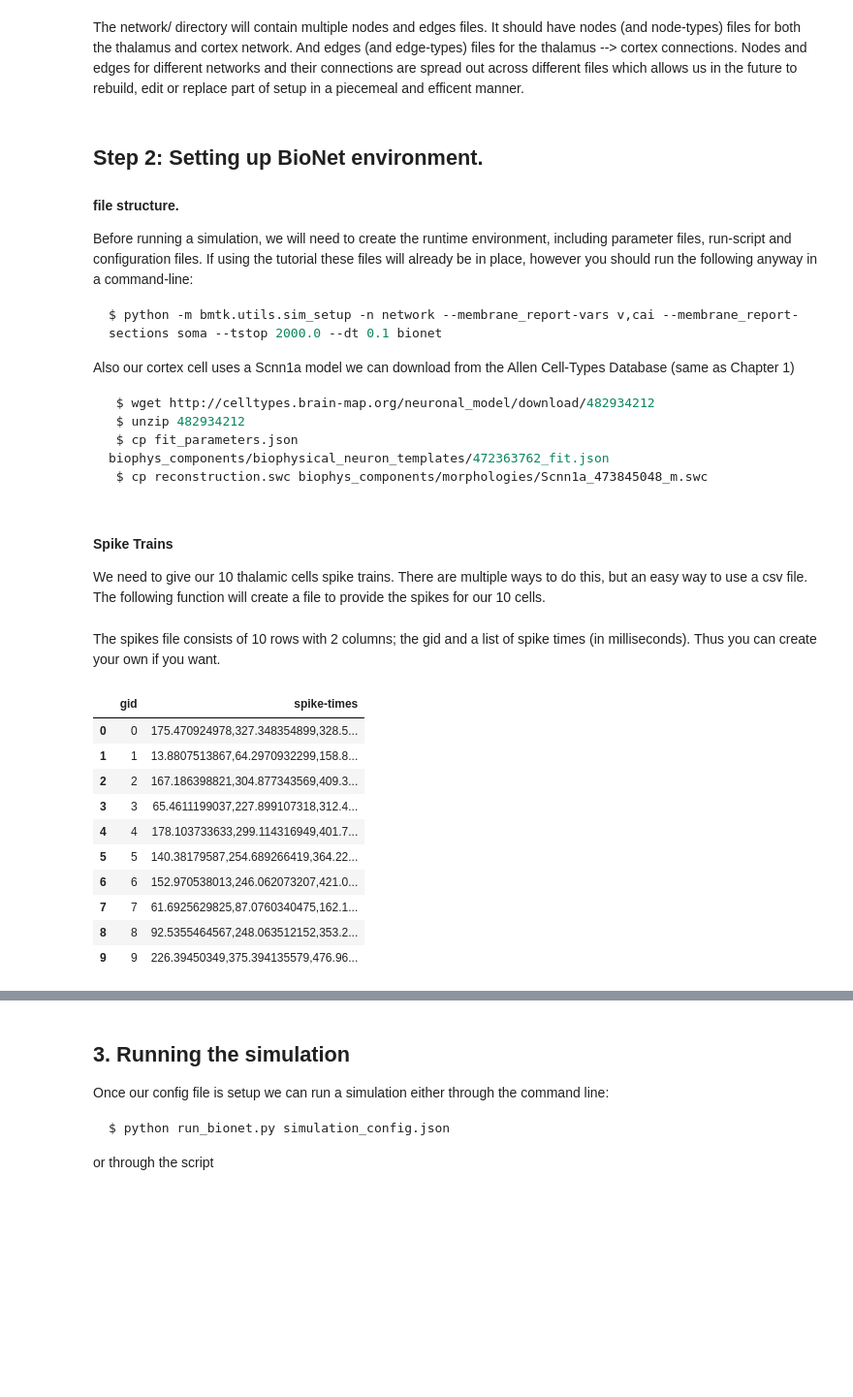
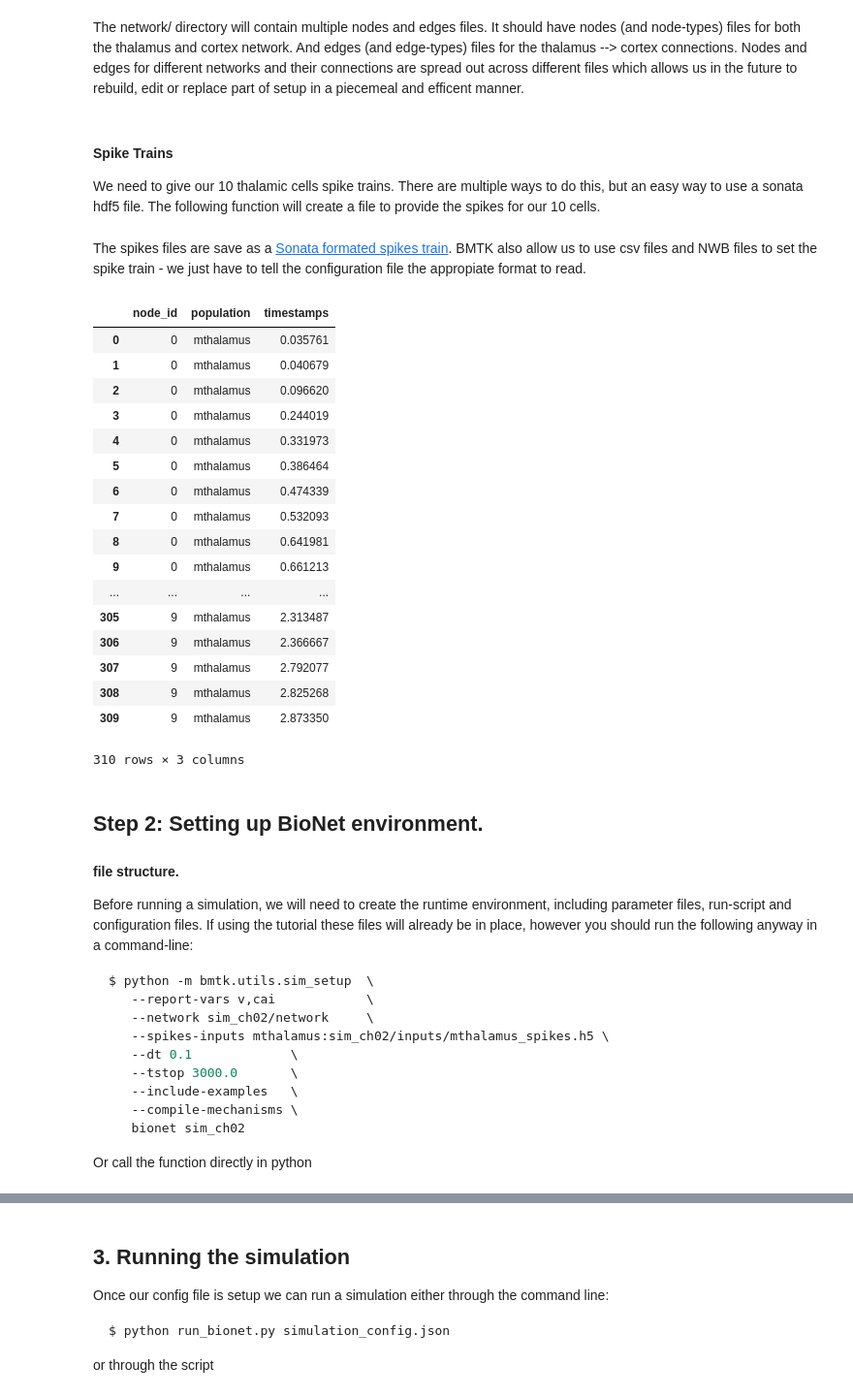
Before and after one commit to AllenInstitute/bmtk, a Jupyter notebook: docs/tutorial/02_single_cell_syn.ipynb, the cells around one changed output, grey strips where cells are left out. Shown at 97% size. Saved outputs shown, nothing was run; the diff lists cells and outputs as text; code cells hidden in the pictures; blank space fills up the shorter version.

````diff
--- a/docs/tutorial/02_single_cell_syn.ipynb
+++ b/docs/tutorial/02_single_cell_syn.ipynb
@@ -97,22 +88,56 @@ thalamus.save_edges(output_dir='network')
 # %% [markdown]
 The network/ directory will contain multiple nodes and edges files. It should have nodes (and node-types) files for both the thalamus and cortex network. And edges (and edge-types) files for the thalamus --> cortex connections. Nodes and edges for different networks and their connections are spread out across different files which allows us in the future to rebuild, edit or replace part of setup in a piecemeal and efficent manner.
+# %% [markdown]
+#### Spike Trains
+
+We need to give our 10 thalamic cells spike trains. There are multiple ways to do this, but an easy way to use a sonata hdf5 file. The following function will create a file to provide the spikes for our 10 cells.
+# %%
+from bmtk.utils.reports.spike_trains import PoissonSpikeGenerator
+
+psg = PoissonSpikeGenerator(population='mthalamus')
+psg.add(node_ids=range(10),  # Have 10 nodes to match mthalamus
+        firing_rate=10.0,    # 10 Hz, we can also pass in a nonhomoegenous function/array
+        times=(0.0, 3.0))    # Firing starts at 0 s up to 3 s
+psg.to_sonata('sim_ch02/inputs/mthalamus_spikes.h5')
+# %% [markdown]
+The spikes files are save as a [Sonata formated spikes train](https://github.com/AllenInstitute/sonata/blob/master/docs/SONATA_DEVELOPER_GUIDE.md#spike-file). BMTK also allow us to use csv files and NWB files to set the spike train - we just have to tell the configuration file the appropiate format to read.
+# %%
+psg.to_dataframe()
+# %% [output]
+|  | node_id | population | timestamps |
+| 0 | 0 | mthalamus | 0.035761 |
+| 1 | 0 | mthalamus | 0.040679 |
+| 2 | 0 | mthalamus | 0.096620 |
+| 3 | 0 | mthalamus | 0.244019 |
+| 4 | 0 | mthalamus | 0.331973 |
+| 5 | 0 | mthalamus | 0.386464 |
+| 6 | 0 | mthalamus | 0.474339 |
+| 7 | 0 | mthalamus | 0.532093 |
+| 8 | 0 | mthalamus | 0.641981 |
+| 9 | 0 | mthalamus | 0.661213 |
+| ... | ... | ... | ... |
+| 305 | 9 | mthalamus | 2.313487 |
+| 306 | 9 | mthalamus | 2.366667 |
+| 307 | 9 | mthalamus | 2.792077 |
+| 308 | 9 | mthalamus | 2.825268 |
+| 309 | 9 | mthalamus | 2.873350 |
+310 rows × 3 columns
 # %% [markdown]
 ## Step 2: Setting up BioNet environment.
 #### file structure.
 
 Before running a simulation, we will need to create the runtime environment, including parameter files, run-script and configuration files. If using the tutorial these files will already be in place, however you should run the following anyway in a command-line:
+
 ```bash
-$ python -m bmtk.utils.sim_setup -n network --membrane_report-vars v,cai --membrane_report-sections soma --tstop 2000.0 --dt 0.1 bionet
+$ python -m bmtk.utils.sim_setup  \
+   --report-vars v,cai            \
+   --network sim_ch02/network     \
+   --spikes-inputs mthalamus:sim_ch02/inputs/mthalamus_spikes.h5 \
+   --dt 0.1             \
+   --tstop 3000.0       \
+   --include-examples   \
+   --compile-mechanisms \
+   bionet sim_ch02
 ```
 
-Also our cortex cell uses a Scnn1a model we can download from the Allen Cell-Types Database (same as Chapter 1)
-```bash
- $ wget http://celltypes.brain-map.org/neuronal_model/download/482934212
- $ unzip 482934212
- $ cp fit_parameters.json biophys_components/biophysical_neuron_templates/472363762_fit.json
- $ cp reconstruction.swc biophys_components/morphologies/Scnn1a_473845048_m.swc
-```
+Or call the function directly in python
-# %% [markdown]
-#### Spike Trains
-
-We need to give our 10 thalamic cells spike trains. There are multiple ways to do this, but an easy way to use a csv file. The following function will create a file to provide the spikes for our 10 cells.
@@ -125,17 +143,0 @@ sg.save_csv('thalamus_spikes.csv', in_ms=True)
-# %% [markdown]
-The spikes file consists of 10 rows with 2 columns; the gid and a list of spike times (in milliseconds). Thus you can create your own if you want.
-# %%
-import pandas as pd
-pd.read_csv('thalamus_spikes.csv', sep=' ')
-# %% [output]
-|  | gid | spike-times |
-| 0 | 0 | 175.470924978,327.348354899,328.5... |
-| 1 | 1 | 13.8807513867,64.2970932299,158.8... |
-| 2 | 2 | 167.186398821,304.877343569,409.3... |
-| 3 | 3 | 65.4611199037,227.899107318,312.4... |
-| 4 | 4 | 178.103733633,299.114316949,401.7... |
-| 5 | 5 | 140.38179587,254.689266419,364.22... |
-| 6 | 6 | 152.970538013,246.062073207,421.0... |
-| 7 | 7 | 61.6925629825,87.0760340475,162.1... |
-| 8 | 8 | 92.5355464567,248.063512152,353.2... |
-| 9 | 9 | 226.39450349,375.394135579,476.96... |
````
Also changed, not shown: parts of 10 cells of this notebook, 3 other files.
